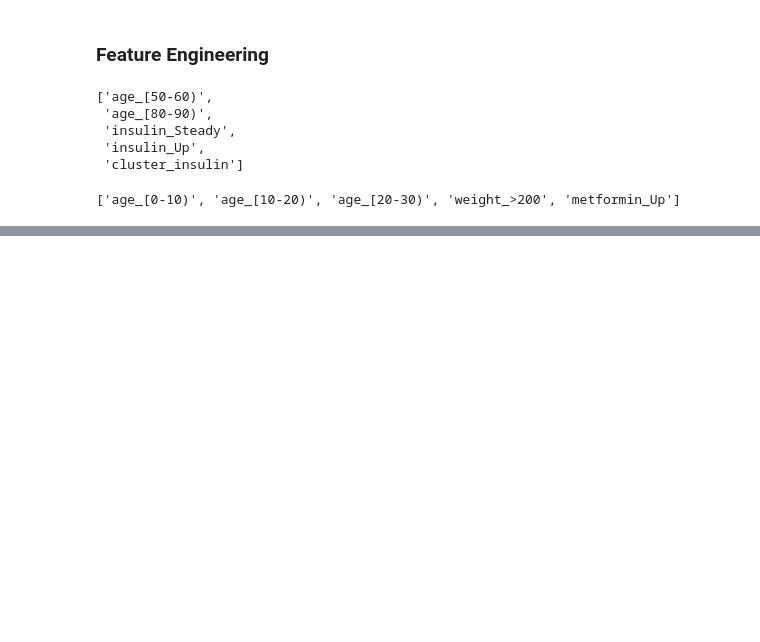
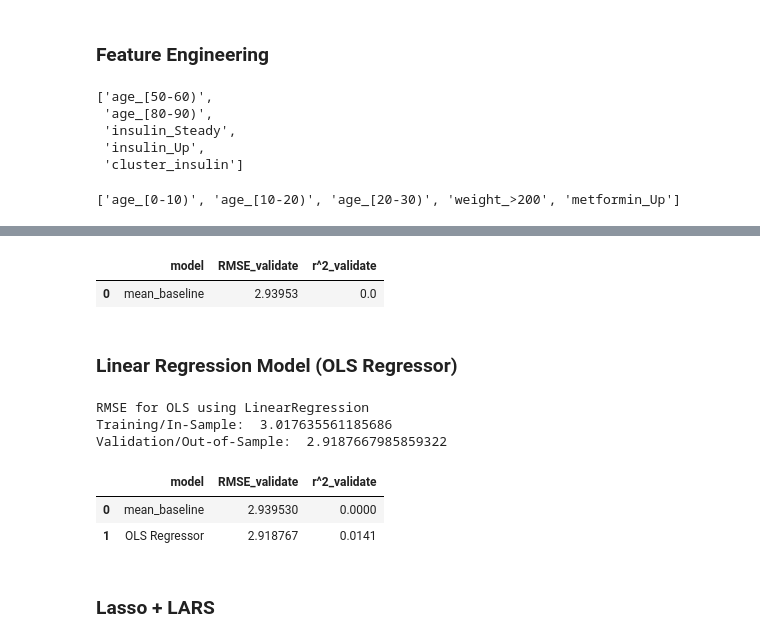
Before and after one commit to GabbyBarajasBroussard/diabetic-clustering-project, a Jupyter notebook: walkthrough.ipynb, the cells around one changed output, grey strips where cells are left out. Saved outputs shown, nothing was run; the diff lists cells and outputs as text; code cells hidden in the pictures; blank space fills up the shorter version.

```diff
--- a/walkthrough.ipynb
+++ b/walkthrough.ipynb
@@ -497,0 +534,57 @@ get_rfe
+# %%
+metric_df = pd.DataFrame(data=[{
+    'model': 'mean_baseline',
+    'RMSE_validate': rmse_validate,
+    'r^2_validate': explained_variance_score(y_validate.time_in_hospital, y_validate.los_pred_mean)}])
+metric_df
+# %% [output]
+|  | model | RMSE_validate | r^2_validate |
+| 0 | mean_baseline | 2.93953 | 0.0 |
+# %% [markdown]
+### Linear Regression Model (OLS Regressor)
+# %%
+# Creating dataframe of cluster_insulin for modeling
+X_train_cl1 = pd.DataFrame(X_train.cluster_insulin)
+X_validate_cl1 = pd.DataFrame(X_validate.cluster_insulin)
+X_test_cl1 = pd.DataFrame(X_test.cluster_insulin)
+# %%
+#make the thing
+lm = LinearRegression(normalize=True)
+# fit the model to our training data. We must specify the column in y_train,
+# since we have converted it to a dataframe from a series!
+
+lm.fit(X_train_cl1, y_train.time_in_hospital)
+
+# predict train
+#
+# use the thing!
+#
+y_train['los_pred_lm'] = lm.predict(X_train_cl1)
+
+# evaluate: rmse
+rmse_train = mean_squared_error(y_train.time_in_hospital, y_train.los_pred_lm) ** (1/2)
+
+# predict validate
+y_validate['los_pred_lm'] = lm.predict(X_validate_cl1)
+
+# evaluate: rmse
+rmse_validate_ols = mean_squared_error(y_validate.time_in_hospital, y_validate.los_pred_lm) ** (1/2)
+
+print("RMSE for OLS using LinearRegression\nTraining/In-Sample: ", rmse_train,
+      "\nValidation/Out-of-Sample: ", rmse_validate_ols)
+# %% [output]
+RMSE for OLS using LinearRegression
+Training/In-Sample:  3.017635561185686
+Validation/Out-of-Sample:  2.9187667985859322
+# %%
+metric_df = metric_df.append({
+    'model': 'OLS Regressor',
+    'RMSE_validate': rmse_validate_ols,
+    'r^2_validate': explained_variance_score(y_validate.time_in_hospital, y_validate.los_pred_lm)}, ignore_index=True)
+metric_df
+# %% [output]
+|  | model | RMSE_validate | r^2_validate |
+| 0 | mean_baseline | 2.939530 | 0.0000 |
+| 1 | OLS Regressor | 2.918767 | 0.0141 |
+# %% [markdown]
+### Lasso + LARS
```
Also changed, not shown: parts of 15 cells of this notebook, 1 other file.
